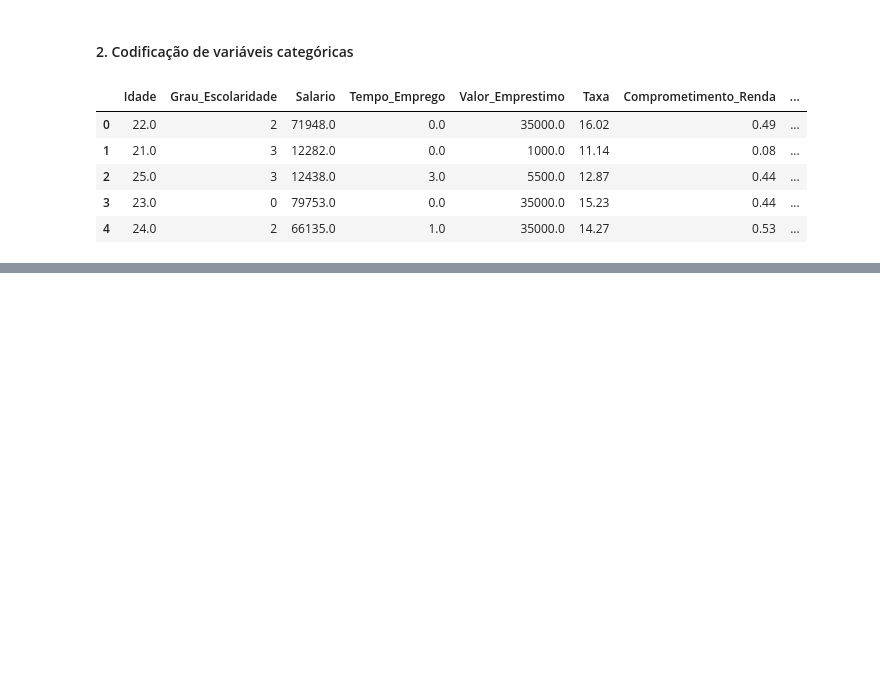
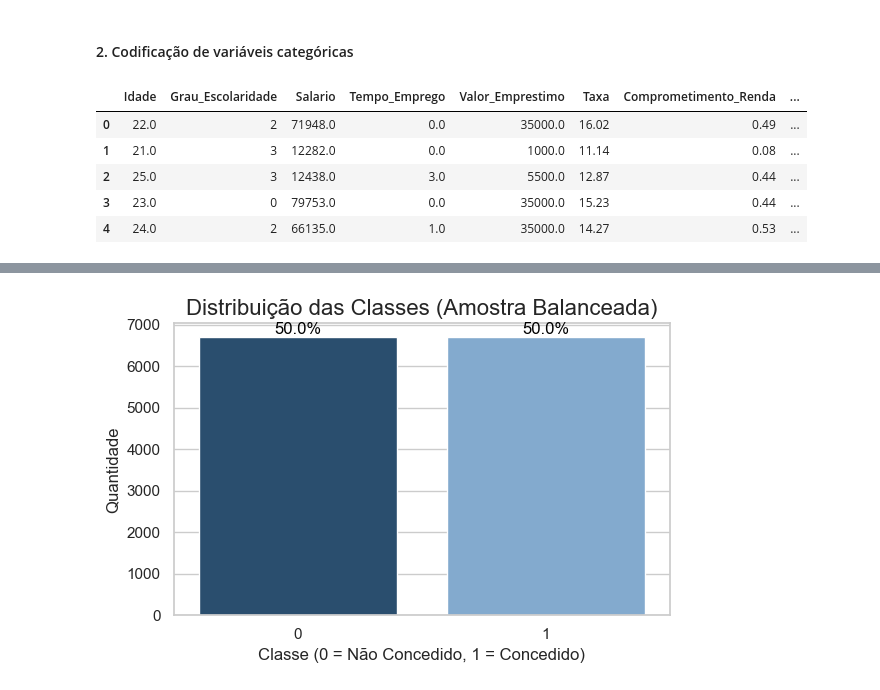
Before and after one commit to beatrizalmeidaf/credit-scoring-ml-classification, a Jupyter notebook: main.ipynb, the cells around one changed output, grey strips where cells are left out. Drawn from its saved outputs; the diff is of its cells as text; code cells hidden in the pictures; blank space fills up the shorter version.

```diff
--- a/main.ipynb
+++ b/main.ipynb
@@ -281,0 +348,46 @@ data.head()
+# %%
+# balancear apenas o treino
+train_data = X_train.copy()
+train_data['Credito_Concedido'] = y_train
+
+concedido = train_data[train_data['Credito_Concedido'] == 1]
+nao_concedido = train_data[train_data['Credito_Concedido'] == 0]
+
+# undersampling da classe majoritária
+nao_concedido_downsampled = resample(
+    nao_concedido,
+    replace=False,             # sem reposição
+    n_samples=len(concedido),  # mesmo número da minoria
+    random_state=42
+)
+
+# combina os dois
+balanced_data = pd.concat([concedido, nao_concedido_downsampled])
+
+# embaralha
+balanced_data = balanced_data.sample(frac=1, random_state=42)
+# %%
+sns.set(style='whitegrid')
+
+plt.figure(figsize=(6, 4))
+ax = sns.countplot(
+    x='Credito_Concedido',
+    data=balanced_data,
+    palette={'0': '#1f4e79', '1': '#76aadb'}
+)
+
+# rótulos de contagem ou porcentagem
+total = len(balanced_data)
+for p in ax.patches:
+    percentage = f'{100 * p.get_height() / total:.1f}%'
+    ax.annotate(percentage,
+                (p.get_x() + p.get_width() / 2., p.get_height()),
+                ha='center', va='bottom', fontsize=12, color='black')
+
+plt.title('Distribuição das Classes (Amostra Balanceada)', fontsize=16)
+plt.xlabel('Classe (0 = Não Concedido, 1 = Concedido)', fontsize=12)
+plt.ylabel('Quantidade', fontsize=12)
+plt.tight_layout()
+plt.show()
+# %% [output]
+[figure, added]
```
Also changed, not shown: parts of 25 cells of this notebook.
